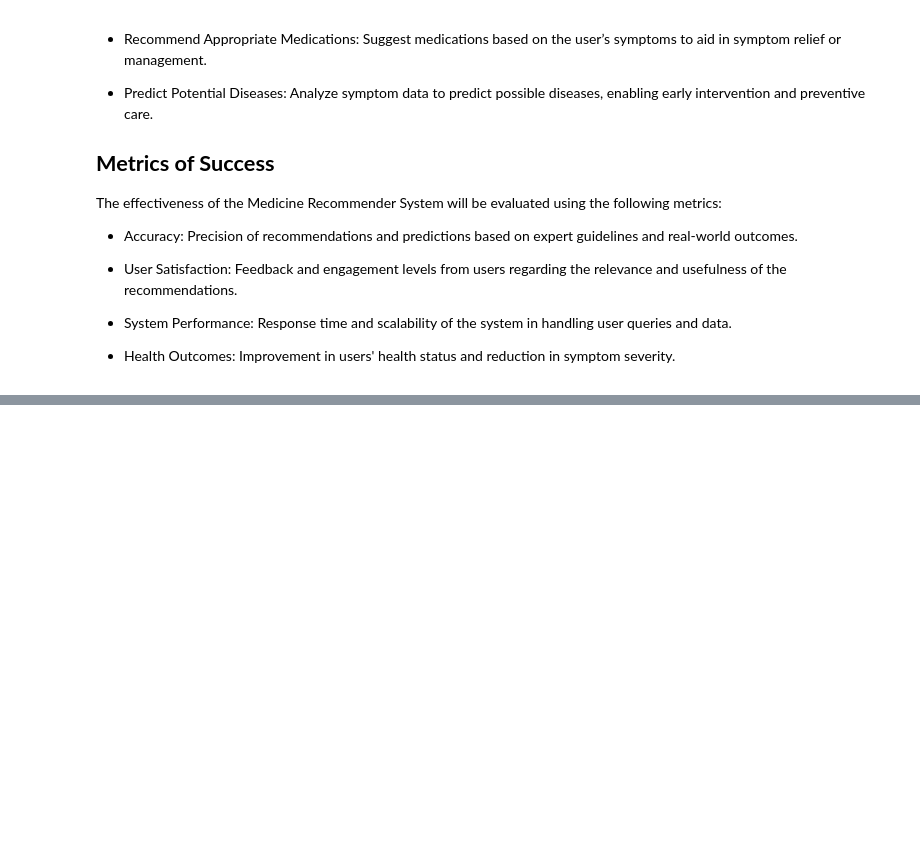
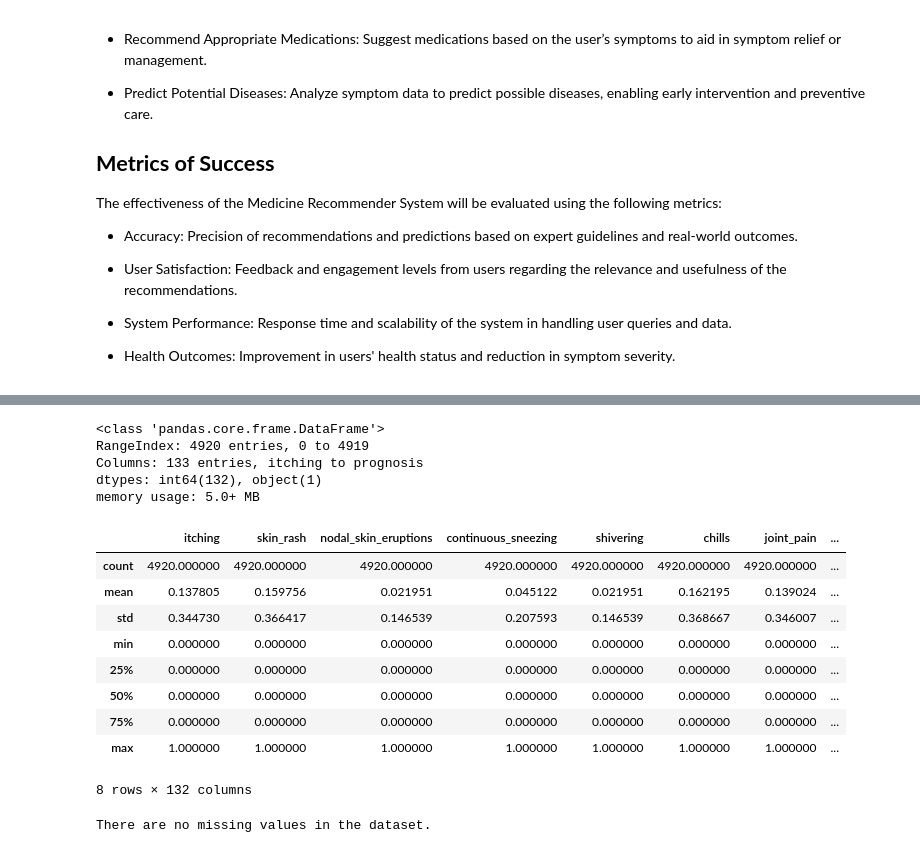
Before and after one commit to Cynthiachelangat/medicineRecommeder, a Jupyter notebook: system.ipynb, the cells around one changed output, grey strips where cells are left out. Saved outputs shown, nothing was run; the diff lists cells and outputs as text; code cells hidden in the pictures; blank space fills up the shorter version.

```diff
--- a/system.ipynb
+++ b/system.ipynb
@@ -43,0 +55,36 @@ import matplotlib.pyplot as plt
+# %%
+data.info()
+# %% [output]
+<class 'pandas.core.frame.DataFrame'>
+RangeIndex: 4920 entries, 0 to 4919
+Columns: 133 entries, itching to prognosis
+dtypes: int64(132), object(1)
+memory usage: 5.0+ MB
+# %%
+data.describe()
+# %% [output]
+|  | itching | skin_rash | nodal_skin_eruptions | continuous_sneezing | shivering | chills | joint_pain | ... |
+| count | 4920.000000 | 4920.000000 | 4920.000000 | 4920.000000 | 4920.000000 | 4920.000000 | 4920.000000 | ... |
+| mean | 0.137805 | 0.159756 | 0.021951 | 0.045122 | 0.021951 | 0.162195 | 0.139024 | ... |
+| std | 0.344730 | 0.366417 | 0.146539 | 0.207593 | 0.146539 | 0.368667 | 0.346007 | ... |
+| min | 0.000000 | 0.000000 | 0.000000 | 0.000000 | 0.000000 | 0.000000 | 0.000000 | ... |
+| 25% | 0.000000 | 0.000000 | 0.000000 | 0.000000 | 0.000000 | 0.000000 | 0.000000 | ... |
+| 50% | 0.000000 | 0.000000 | 0.000000 | 0.000000 | 0.000000 | 0.000000 | 0.000000 | ... |
+| 75% | 0.000000 | 0.000000 | 0.000000 | 0.000000 | 0.000000 | 0.000000 | 0.000000 | ... |
+| max | 1.000000 | 1.000000 | 1.000000 | 1.000000 | 1.000000 | 1.000000 | 1.000000 | ... |
+8 rows × 132 columns
+# %%
+# Check for missing values
+missing_values = data.isnull().sum()
+
+# Filter columns with missing values
+missing_columns = missing_values[missing_values > 0]
+
+# Check if there are missing values
+if missing_columns.empty:
+    print("There are no missing values in the dataset.")
+else:
+    print("Columns with missing values:")
+    print(missing_columns)
+# %% [output]
+There are no missing values in the dataset.
```
Also changed, not shown: parts of 7 cells of this notebook.
